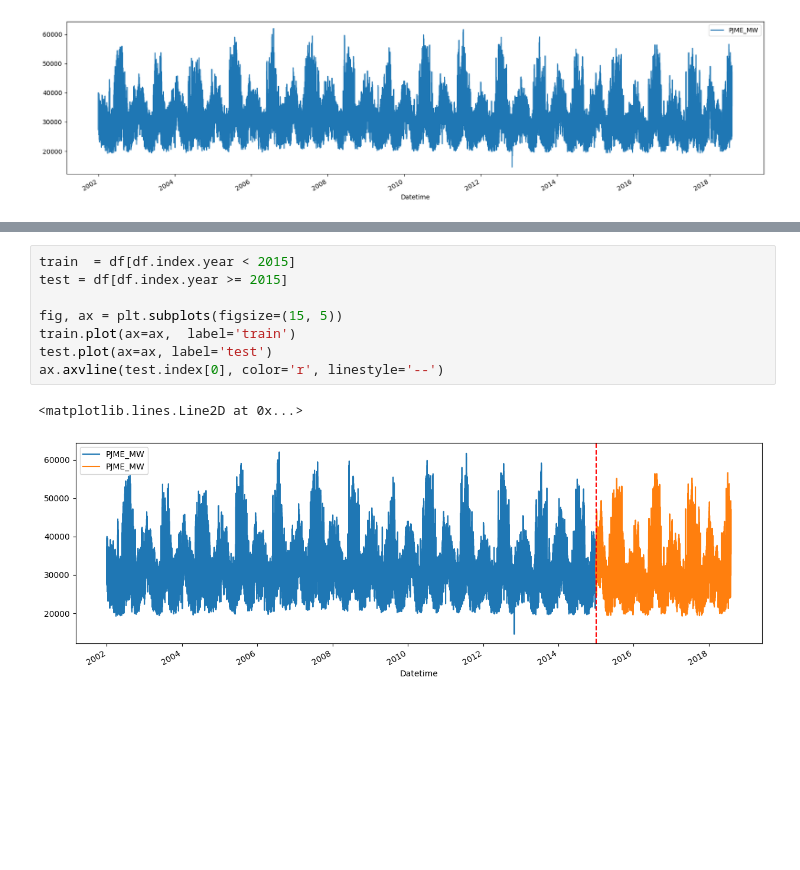
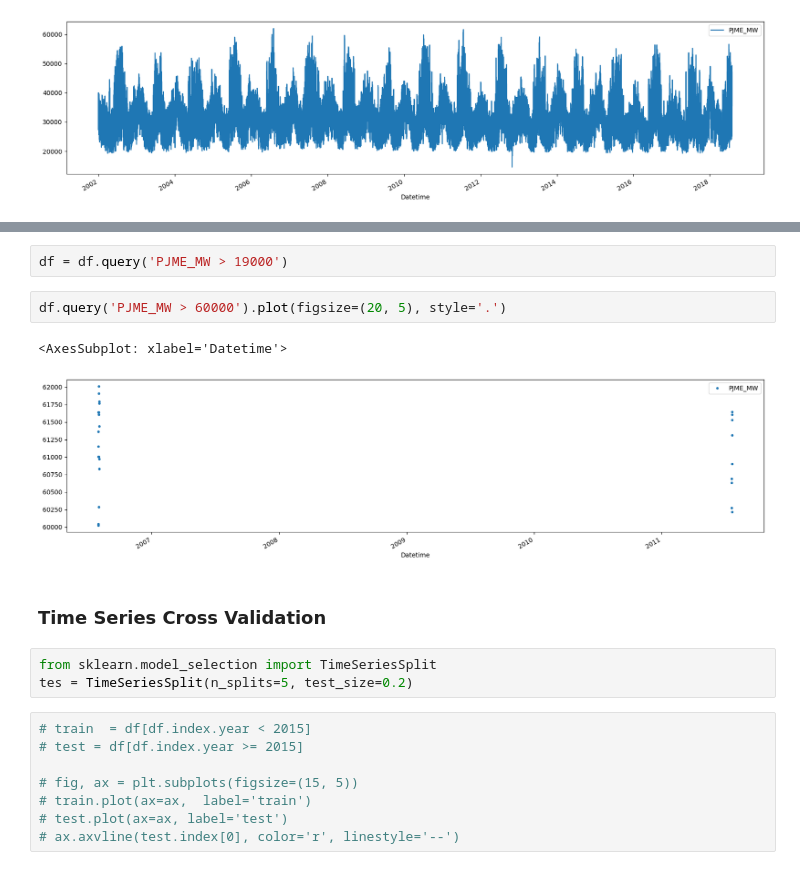
Before and after one commit to Darklaneanjana/ML_DL, a Jupyter notebook: Hourly_Energy_Consumption_Forcast/Time-Series-xgboost-02.ipynb, the cells around one changed output, grey strips where cells are left out. Cells and saved outputs as stored; diff of their text form; blank space fills up the shorter version.

```diff
--- a/Hourly_Energy_Consumption_Forcast/Time-Series-xgboost-02.ipynb
+++ b/Hourly_Energy_Consumption_Forcast/Time-Series-xgboost-02.ipynb
@@ -39,11 +51,20 @@ df
+# %%
+df = df.query('PJME_MW > 19000')
+# %%
+df.query('PJME_MW > 60000').plot(figsize=(20, 5), style='.')
+# %% [output]
+<AxesSubplot: xlabel='Datetime'>
+[figure, added]
+# %% [markdown]
+### Time Series Cross Validation
+# %%
+from sklearn.model_selection import TimeSeriesSplit
+tes = TimeSeriesSplit(n_splits=5, test_size=0.2)
 # %%
-train  = df[df.index.year < 2015]
-test = df[df.index.year >= 2015]
+# train  = df[df.index.year < 2015]
+# test = df[df.index.year >= 2015]
 
-fig, ax = plt.subplots(figsize=(15, 5))
-train.plot(ax=ax,  label='train')
-test.plot(ax=ax, label='test')
-ax.axvline(test.index[0], color='r', linestyle='--')
+# fig, ax = plt.subplots(figsize=(15, 5))
+# train.plot(ax=ax,  label='train')
+# test.plot(ax=ax, label='test')
+# ax.axvline(test.index[0], color='r', linestyle='--')
-# %% [output]
-<matplotlib.lines.Line2D at 0x...>
-[figure, removed]
```
Also changed, not shown: parts of 2 cells of this notebook, 1 other file.
